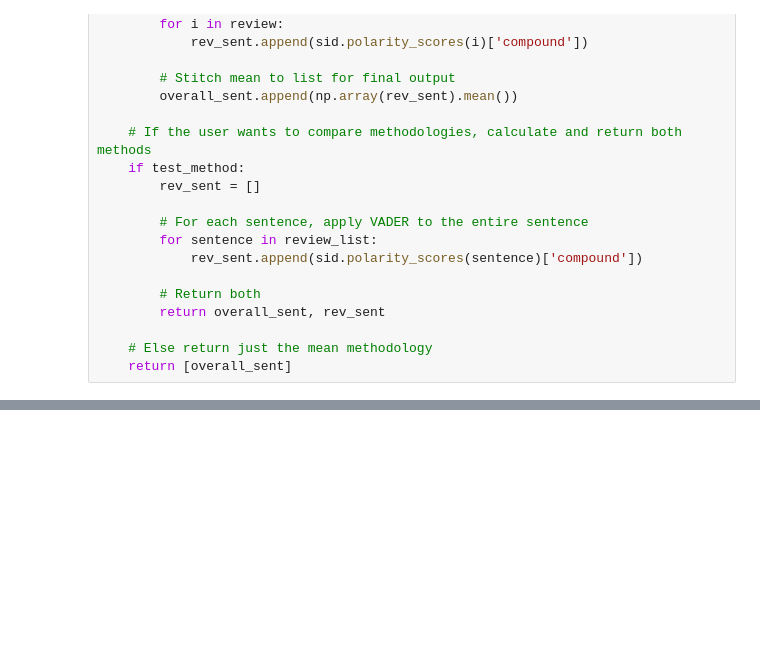
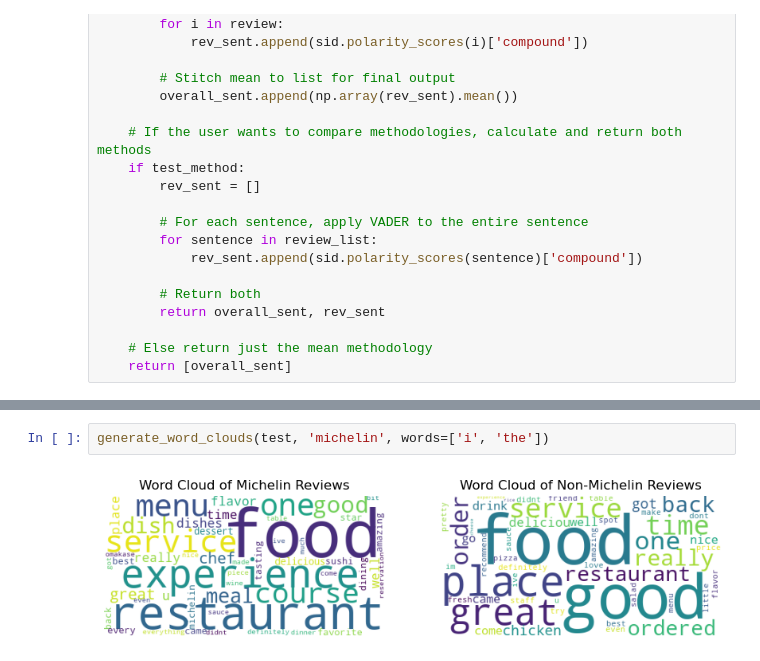
Before and after one commit to mabdullah-nyu/DSGA-1007-Project, a Jupyter notebook: analysis_func.ipynb, the cells around one changed output, grey strips where cells are left out. Drawn from its saved outputs; the diff is of its cells as text; blank space fills up the shorter version.

```diff
--- a/analysis_func.ipynb
+++ b/analysis_func.ipynb
@@ -383,0 +468,4 @@ The Spearman Rank Correlation between review sentiment and rating (averaging met
+# %%
+generate_word_clouds(test, 'michelin', words=['i', 'the'])
+# %% [output]
+[figure, added]
```
Also changed, not shown: parts of 16 cells of this notebook.
